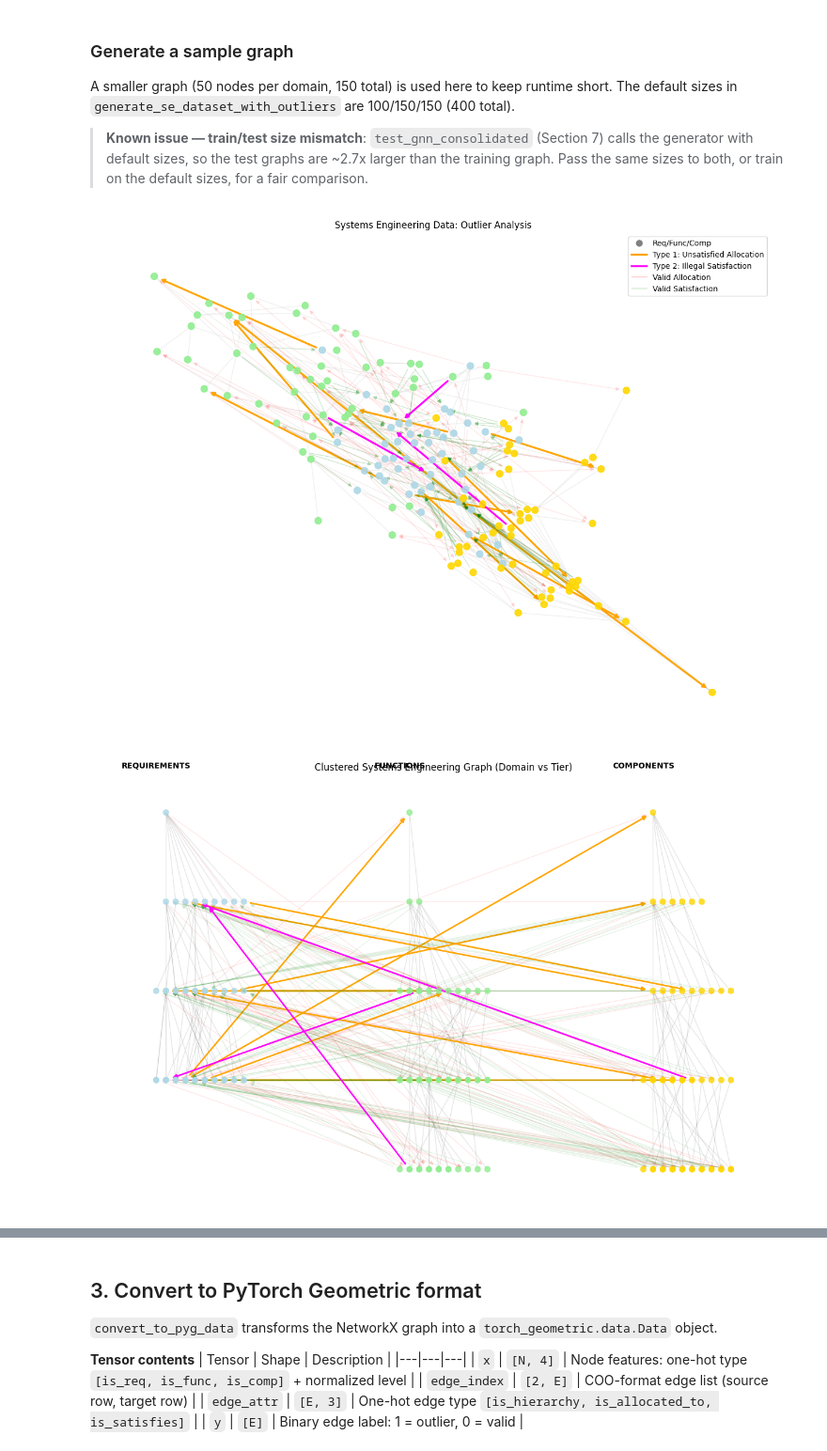
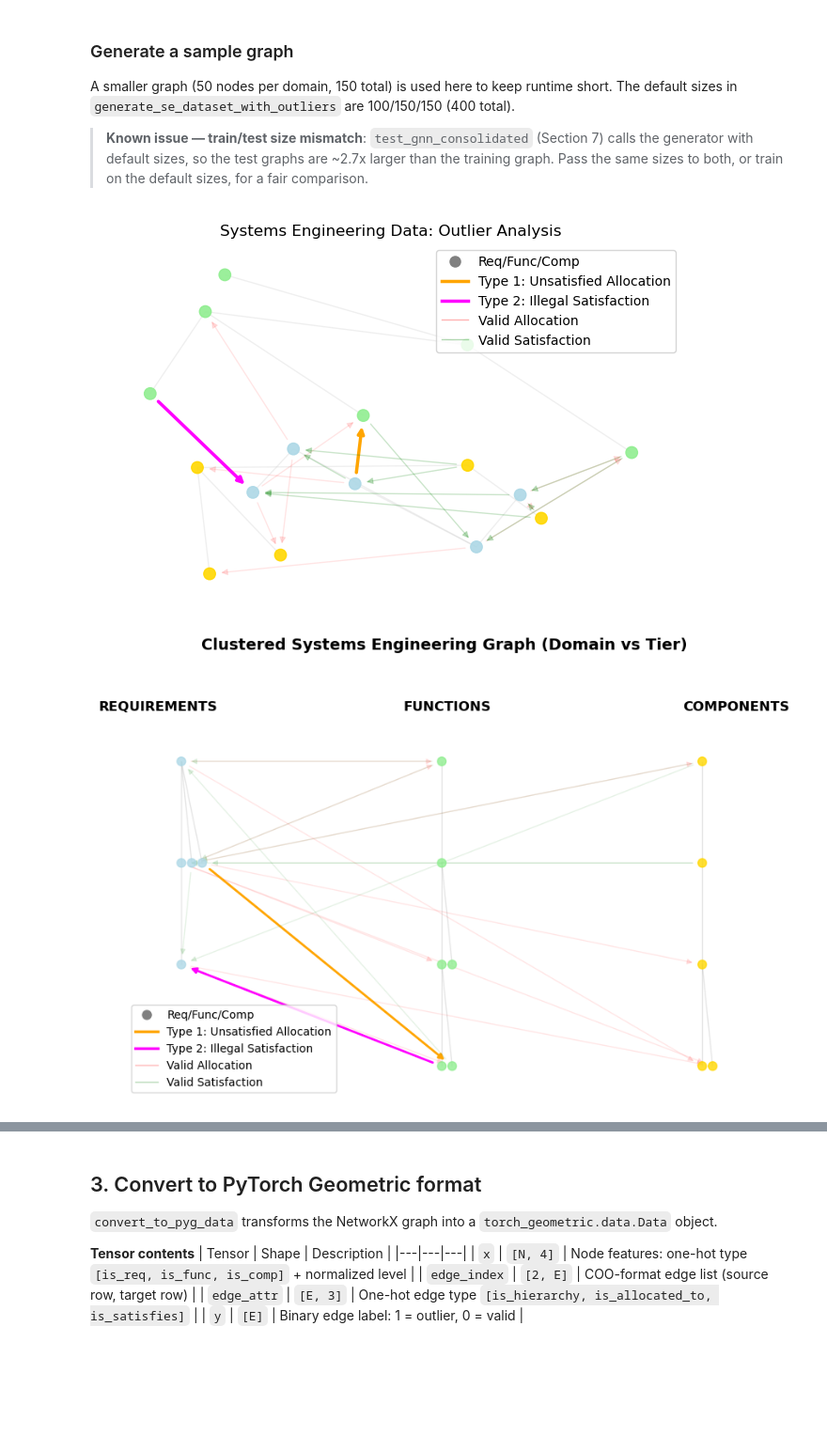
Before and after one commit to tcheb/ENGR521A, a Jupyter notebook: Synth_SE_data.ipynb, the cells around one changed output, grey strips where cells are left out. Shown at 94% size. Cells and saved outputs as stored; diff of their text form; code cells hidden in the pictures; blank space fills up the shorter version.

```diff
--- a/Synth_SE_data.ipynb
+++ b/Synth_SE_data.ipynb
@@ -156,7 +345,7 @@ Two complementary views are provided.
 | Magenta (bold) | Type 2 outlier: illegal satisfaction |
 # %%
 def plot_se_system_v2(G):
-    plt.figure(figsize=(16, 12))
+    plt.figure(figsize=(8, 5))
     pos = nx.spring_layout(G, k=0.15, iterations=50, seed=42)
 
     node_colors = [('#ADD8E6' if G.nodes[n]['type'] == 'requirement' else
@@ -253,11 +449,11 @@ A smaller graph (50 nodes per domain, 150 total) is used here to keep runtime sh
 > **Known issue — train/test size mismatch**: `test_gnn_consolidated` (Section 7) calls the generator with default sizes, so the test graphs are ~2.7x larger than the training graph. Pass the same sizes to both, or train on the default sizes, for a fair comparison.
 # %%
 # Generate and Plot
-g = generate_se_dataset_with_outliers(req_size=50, req_depth=3,
-    func_size=50, func_depth=4,
-    comp_size=50, comp_depth=4,p_illegal_satisfy=0.05, p_missing_satisfy=0.1)
+g = generate_se_dataset_with_outliers_standard(req_size=5, req_depth=2,
+    func_size=6, func_depth=3,
+    comp_size=5, comp_depth=3,p_illegal_satisfy=0.2, p_missing_satisfy=0.2)
 plot_se_system_v2(g)
 plot_se_clustered_by_domain_and_tier(g)
 # %% [output]
-[figure, old version]
+[figure, new version]
-[figure, old version]
+[figure, new version]
```
Also changed, not shown: parts of 22 cells of this notebook, 1 other file.
